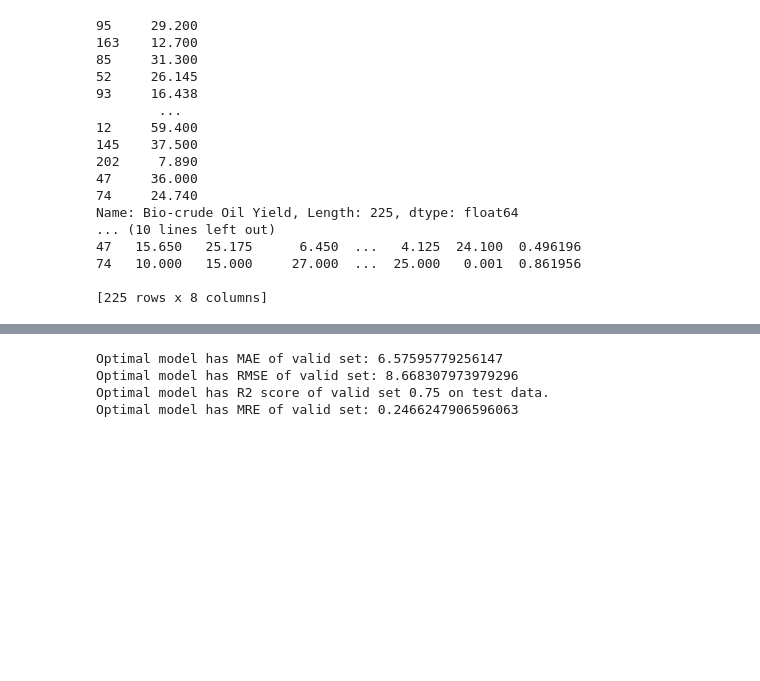
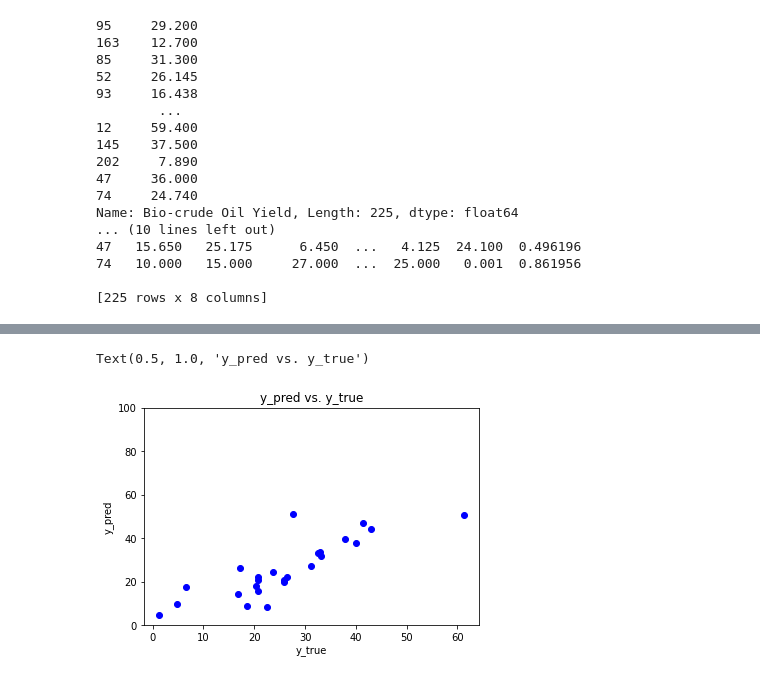
Before and after one commit to 693080593/research, a Jupyter notebook: 3_Sets_Polynomial(Tricomponent)_Cheng_2021_Modified_121820_[3]_cHB_RF.ipynb, the cells around one changed output, grey strips where cells are left out. Cells and saved outputs as stored; diff of their text form; code cells hidden in the pictures; blank space fills up the shorter version.

```diff
--- a/3_Sets_Polynomial(Tricomponent)_Cheng_2021_Modified_121820_[3]_cHB_RF.ipynb
+++ b/3_Sets_Polynomial(Tricomponent)_Cheng_2021_Modified_121820_[3]_cHB_RF.ipynb
@@ -679,28 +764,16 @@ Text(0.5, 1.0, 'y_pred vs. y_true')
 Parity={'Predict Data':y_pred_all,'Test Data':y_test_all}
 df = pd.DataFrame(Parity, columns= ['Predict Data', 'Test Data'])
 df.to_csv (r'/content/export_dataframe_RFR_opt.csv', index = False, header=True)
-# %%
-# TODO Calculate the r2 score between 'y_true' and 'y_predict'
-from math import sqrt
-from sklearn import metrics
-
-# Predict validation set
-y_valid_predict = model.predict(X_valid)
-
-MAE_valid = metrics.mean_absolute_error(y_valid, y_valid_predict)
-y_valid_rmse = sqrt(metrics.mean_squared_error(y_valid, y_valid_predict))
-r2_valid = metrics.r2_score(y_valid, y_valid_predict)
-MRE_valid = performance_metric(y_valid, y_valid_predict)
-
-print("Optimal model has MAE of valid set:", MAE_valid)
-print("Optimal model has RMSE of valid set:", y_valid_rmse)
-print("Optimal model has R2 score of valid set {:,.2f} on test data.".format(r2_valid))
-print("Optimal model has MRE of valid set:", MRE_valid)
-# %% [output]
-Optimal model has MAE of valid set: 6.57595779256147
-Optimal model has RMSE of valid set: 8.668307973979296
-Optimal model has R2 score of valid set 0.75 on test data.
-Optimal model has MRE of valid set: 0.2466247906596063
+# %%
+import matplotlib.pyplot as py
+py.plot(y_valid, y_valid_predict, 'bo')
+py.ylim(0, 100)
+py.xlabel('y_true')
+py.ylabel('y_pred')
+py.title('y_pred vs. y_true')
+# %% [output]
+Text(0.5, 1.0, 'y_pred vs. y_true')
+[figure, added]
 # %%
 import matplotlib.pyplot as plt
 
```
Also changed, not shown: parts of 12 cells of this notebook.
